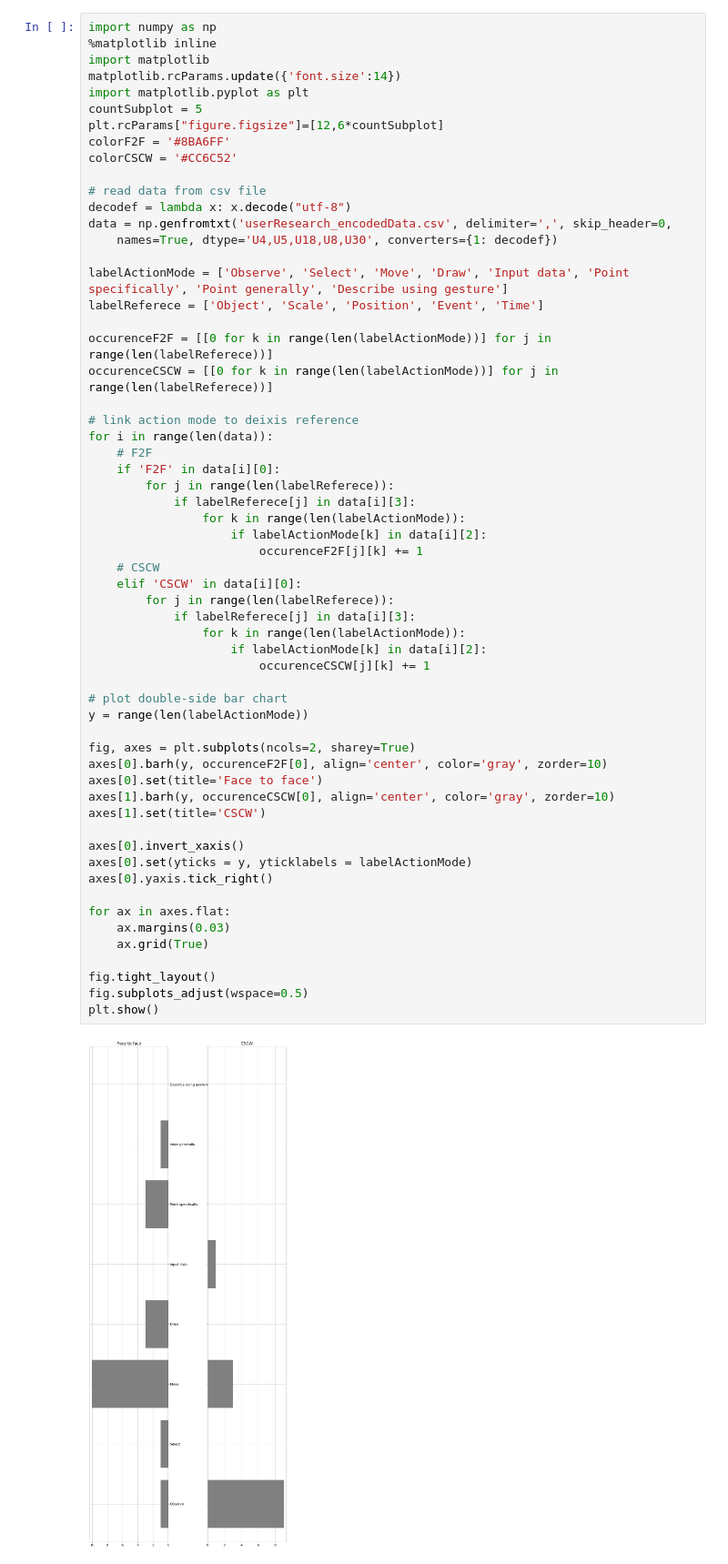
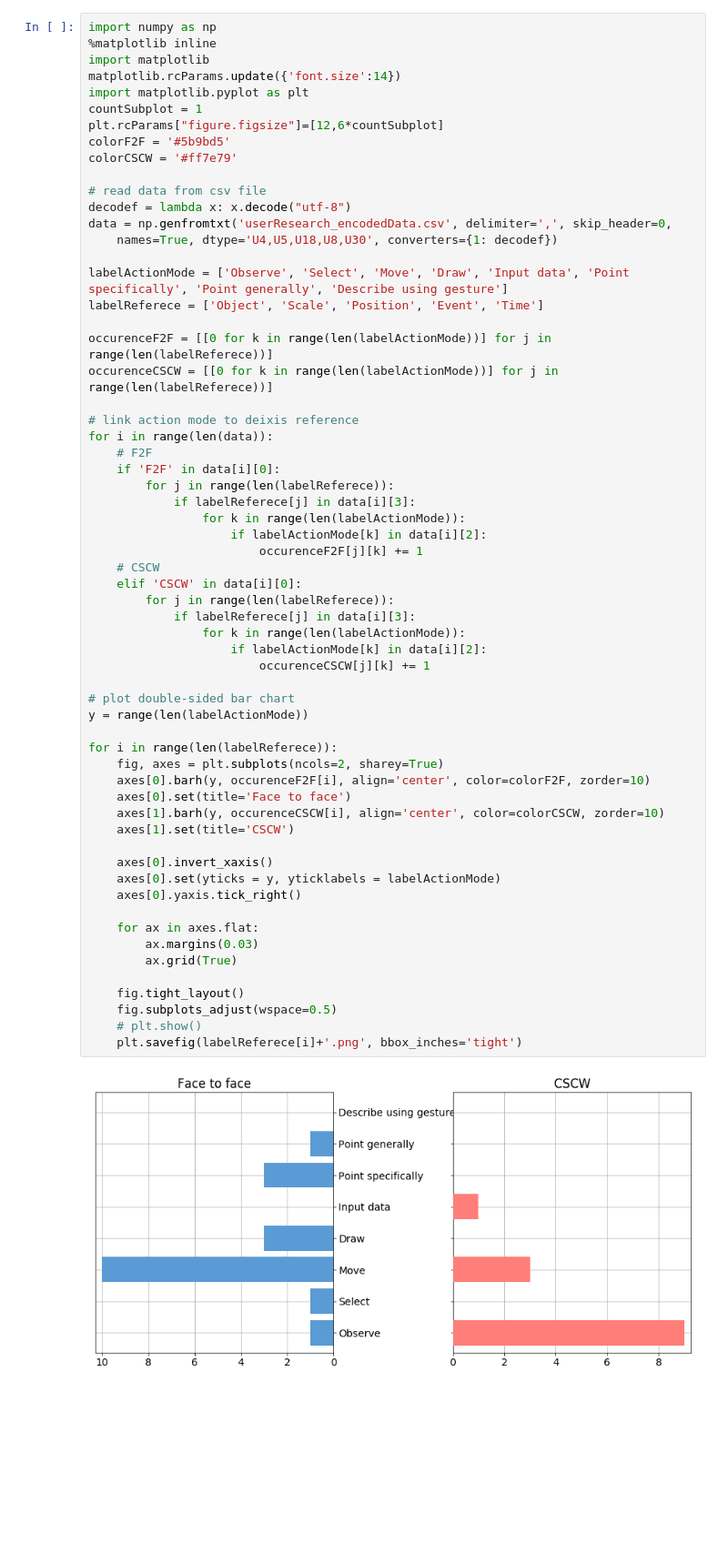
Before and after one commit to avaniyu/Deixis-Usage-in-Collaborative-Drawing, a Jupyter notebook: user_research_statistical_analysis/resultsAnalysis_Jan5.ipynb, the cells around one changed output. Shown at 91% size. Drawn from its saved outputs; the diff is of its cells as text; blank space fills up the shorter version.

Commit message:
User research. Finished code, generated plots.

```diff
--- a/user_research_statistical_analysis/resultsAnalysis_Jan5.ipynb
+++ b/user_research_statistical_analysis/resultsAnalysis_Jan5.ipynb
@@ -4,10 +4,10 @@ import numpy as np
 import matplotlib
 matplotlib.rcParams.update({'font.size':14})
 import matplotlib.pyplot as plt
-countSubplot = 5
+countSubplot = 1
 plt.rcParams["figure.figsize"]=[12,6*countSubplot]
-colorF2F = '#8BA6FF'
-colorCSCW = '#CC6C52'
+colorF2F = '#5b9bd5'
+colorCSCW = '#ff7e79'
 
 # read data from csv file
 decodef = lambda x: x.decode("utf-8")
@@ -16,46 +16,48 @@ data = np.genfromtxt('userResearch_encodedData.csv', delimiter=',', skip_header=
 
 labelActionMode = ['Observe', 'Select', 'Move', 'Draw', 'Input data', 'Point specifically', 'Point generally', 'Describe using gesture']
 labelReferece = ['Object', 'Scale', 'Position', 'Event', 'Time']
 
 occurenceF2F = [[0 for k in range(len(labelActionMode))] for j in range(len(labelReferece))]
 occurenceCSCW = [[0 for k in range(len(labelActionMode))] for j in range(len(labelReferece))]
 
 # link action mode to deixis reference
 for i in range(len(data)):
 	# F2F
 	if 'F2F' in data[i][0]:
 		for j in range(len(labelReferece)):
 			if labelReferece[j] in data[i][3]:
 				for k in range(len(labelActionMode)):
 					if labelActionMode[k] in data[i][2]:
 						occurenceF2F[j][k] += 1
 	# CSCW
 	elif 'CSCW' in data[i][0]:
 		for j in range(len(labelReferece)):
 			if labelReferece[j] in data[i][3]:
 				for k in range(len(labelActionMode)):
 					if labelActionMode[k] in data[i][2]:
 						occurenceCSCW[j][k] += 1
 
-# plot double-side bar chart
+# plot double-sided bar chart
 y = range(len(labelActionMode))
 
-fig, axes = plt.subplots(ncols=2, sharey=True)
-axes[0].barh(y, occurenceF2F[0], align='center', color='gray', zorder=10)
-axes[0].set(title='Face to face')
-axes[1].barh(y, occurenceCSCW[0], align='center', color='gray', zorder=10)
-axes[1].set(title='CSCW')
+for i in range(len(labelReferece)):
+	fig, axes = plt.subplots(ncols=2, sharey=True)
+	axes[0].barh(y, occurenceF2F[i], align='center', color=colorF2F, zorder=10)
+	axes[0].set(title='Face to face')
+	axes[1].barh(y, occurenceCSCW[i], align='center', color=colorCSCW, zorder=10)
+	axes[1].set(title='CSCW')
 
-axes[0].invert_xaxis()
-axes[0].set(yticks = y, yticklabels = labelActionMode)
-axes[0].yaxis.tick_right()
+	axes[0].invert_xaxis()
+	axes[0].set(yticks = y, yticklabels = labelActionMode)
+	axes[0].yaxis.tick_right()
 
-for ax in axes.flat:
-    ax.margins(0.03)
-    ax.grid(True)
+	for ax in axes.flat:
+	    ax.margins(0.03)
+	    ax.grid(True)
 
-fig.tight_layout()
-fig.subplots_adjust(wspace=0.5)
-plt.show()
+	fig.tight_layout()
+	fig.subplots_adjust(wspace=0.5)
+	# plt.show()
+	plt.savefig(labelReferece[i]+'.png', bbox_inches='tight')
 # %% [output]
-[figure, old version]
+[figure, new version]
```
Also changed, not shown: parts of 1 cell of this notebook, 5 other files.
